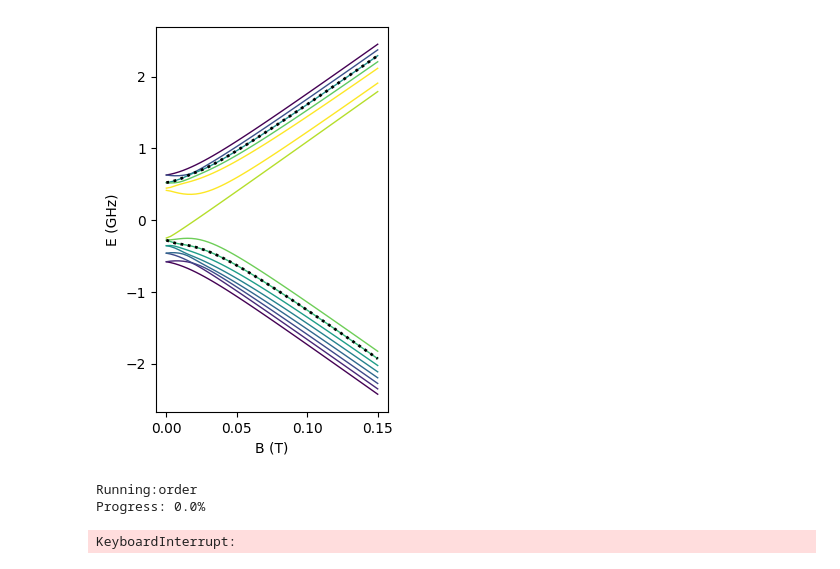
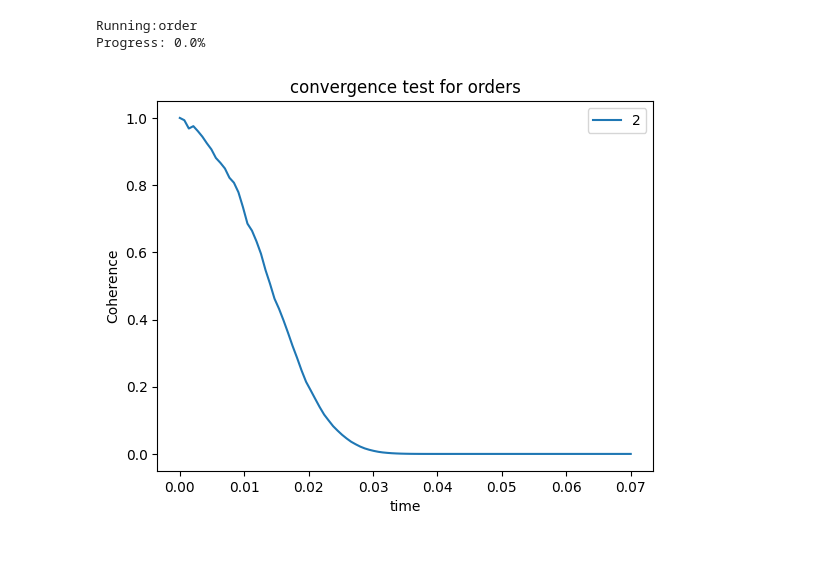
Before and after one commit to aoneillmark/Capstone, a Jupyter notebook: Cathal Hogan code/V0TPP multiple central spins with different concentrations.ipynb, the cells around one changed output. Saved outputs shown, nothing was run; the diff lists cells and outputs as text; code cells hidden in the pictures.

```diff
--- a/Cathal Hogan code/V0TPP multiple central spins with different concentrations.ipynb
+++ b/Cathal Hogan code/V0TPP multiple central spins with different concentrations.ipynb
@@ -128,28 +211,4 @@ parameters = dict(
 )
-# %%
-ens = []
-ms = np.linspace(0, 1500, 51)  # applied magnetic field
-for mf in ms:
-    cen.generate_states([0,0, mf])
-    ens.append(cen.energies)
-
-ens = np.asarray(ens)
-
-lowerdf = pd.DataFrame(ens[:, :10]/1e6, index=ms/1e4,
-                       columns=np.arange(10))
-higherdf = pd.DataFrame(ens[:, :10:-1]/1e6, index=ms/1e4,
-                        columns=np.arange(11, ens.shape[1])[::-1])
-
-fig, ax = plt.subplots(figsize=(3,5))
-
-lowerdf.plot(ax=ax, cmap='viridis', legend=False, lw=1)
-higherdf.plot(ax=ax, cmap='viridis', legend=False, lw=1)
-lowerdf[6].plot(ax=ax, color='black', ls=':', lw=2)
-higherdf[13].plot(ax=ax, color='black', ls=':', lw=2)
-ax.set(xlabel='B (T)', ylabel='E (GHz)', )
-plt.show()
-# %% [output]
-[figure, removed]
 # %%
 # # ... (rest of the code remains unchanged)
 
@@ -184,14 +243,14 @@ plt.show()
 #     plt.show()
 # %%
 #converge for order
-orders = runner('order', [2], pulse_sequence)
-orders.plot(title='convergence test for orders; cell=75; nbstates=0; [?:20:10]',
-           xlabel='order', ylabel='Coherence')
+orders = runner('order', [2], pulse_sequence=1, nb=10)
+orders.plot(title='convergence test for orders',
+           xlabel='time', ylabel='Coherence')
 plt.show()  # uncomment to show individually
 # %% [output]
 Running:order
 Progress: 0.0%
-KeyboardInterrupt:
+[figure, added]
 # %%
 from scipy.optimize import curve_fit
 
```
Also changed, not shown: parts of 9 cells of this notebook, 1 other file.
